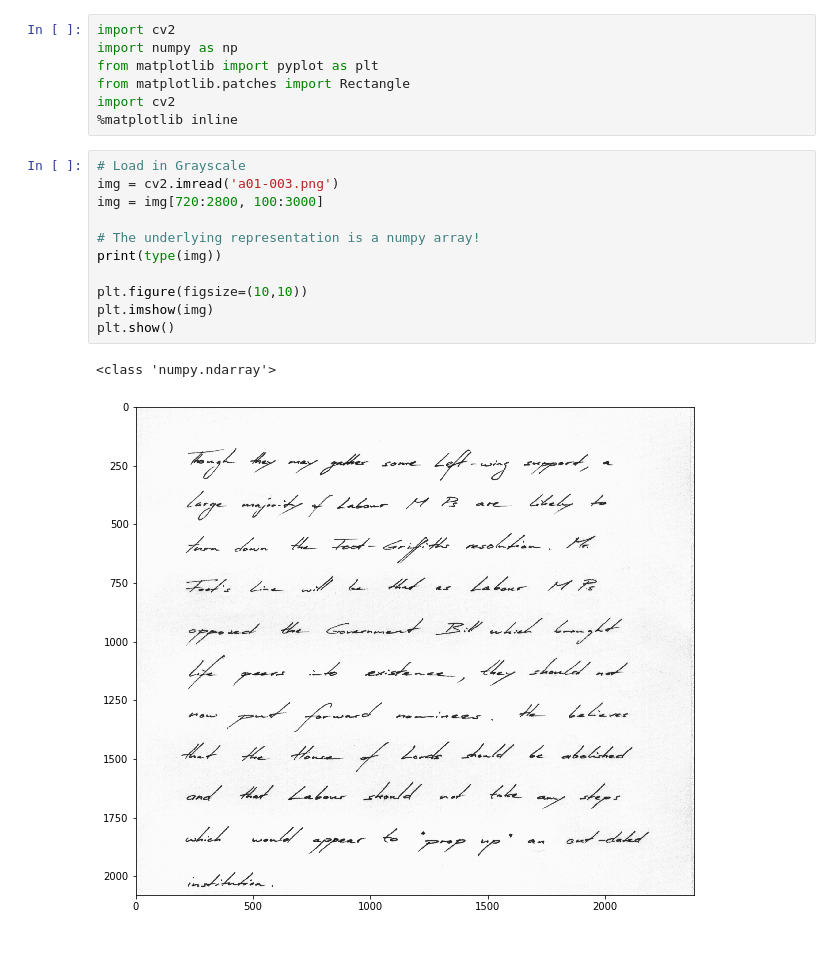
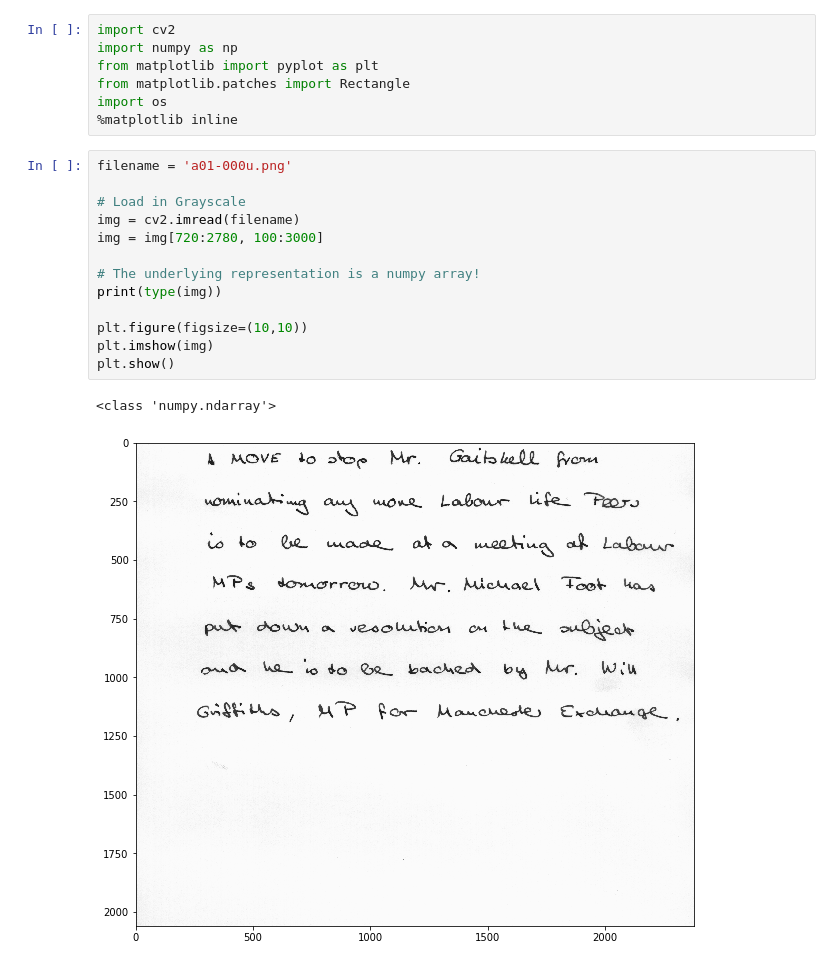
Before and after one commit to subhrajyotidasgupta/DevanagariHTR, a Jupyter notebook: line_segmentation.ipynb, the cells around one changed output. Saved outputs shown, nothing was run; the diff lists cells and outputs as text.

```diff
--- a/line_segmentation.ipynb
+++ b/line_segmentation.ipynb
@@ -5,22 +5,24 @@ import cv2
 import numpy as np
 from matplotlib import pyplot as plt
 from matplotlib.patches import Rectangle
-import cv2
+import os
 %matplotlib inline
 # %%
+filename = 'a01-000u.png'
+
 # Load in Grayscale
-img = cv2.imread('a01-003.png')
-img = img[720:2800, 100:3000]
+img = cv2.imread(filename)
+img = img[720:2780, 100:3000]
 
 # The underlying representation is a numpy array!
 print(type(img))
 
 plt.figure(figsize=(10,10))
 plt.imshow(img)
 plt.show()
 # %% [output]
 <class 'numpy.ndarray'>
-[figure, old version]
+[figure, new version]
 # %%
 #import image
 #image = cv2.imread('a01-000u.png')
```
Also changed, not shown: parts of 6 cells of this notebook.
